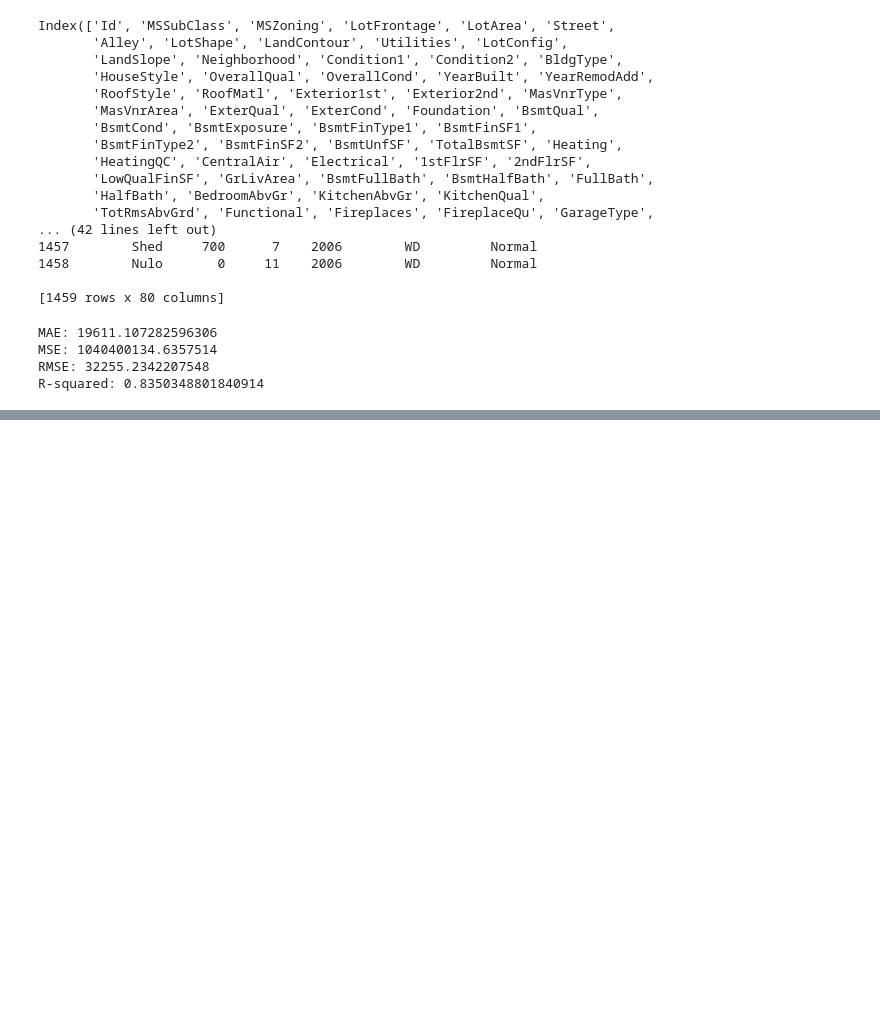
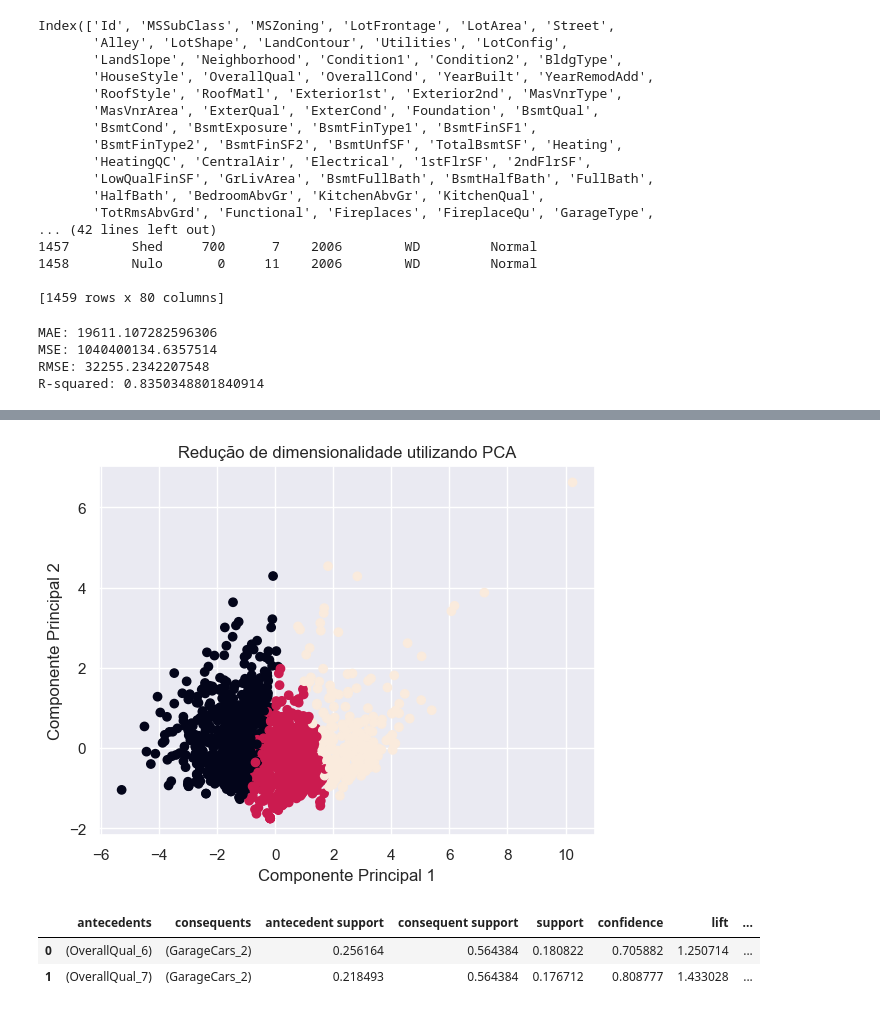
Before and after one commit to DonutsAndBlood/c3-analise, a Jupyter notebook: main.ipynb, the cells around one changed output, grey strips where cells are left out. Saved outputs shown, nothing was run; the diff lists cells and outputs as text; code cells hidden in the pictures; blank space fills up the shorter version.

```diff
--- a/main.ipynb
+++ b/main.ipynb
@@ -289,0 +327,21 @@ Please also refer to the documentation for alternative solver options:
+# %%
+#Redução de dimensionalidade
+pca = PCA(n_components=2)
+X_pca = pca.fit_transform(X_scaled)
+plt.scatter(X_pca[:, 0], X_pca[:, 1], c = labels)
+plt.xlabel('Componente Principal 1')
+plt.ylabel('Componente Principal 2')
+plt.title('Redução de dimensionalidade utilizando PCA')
+plt.show()
+# %% [output]
+[figure, added]
+# %%
+#Análise de associação
+X_binary = pd.get_dummies(X_train, columns=['OverallQual', 'GrLivArea', 'GarageCars', 'TotalBsmtSF', 'YearBuilt'], drop_first=True)
+frequent_itemsets = apriori(X_binary, min_support=0.1, use_colnames=True)
+rules = association_rules(frequent_itemsets, metric='confidence', min_threshold=0.7)
+rules
+# %% [output]
+|  | antecedents | consequents | antecedent support | consequent support | support | confidence | lift | ... |
+| 0 | (OverallQual_6) | (GarageCars_2) | 0.256164 | 0.564384 | 0.180822 | 0.705882 | 1.250714 | ... |
+| 1 | (OverallQual_7) | (GarageCars_2) | 0.218493 | 0.564384 | 0.176712 | 0.808777 | 1.433028 | ... |
```
Also changed, not shown: parts of 6 cells of this notebook.
